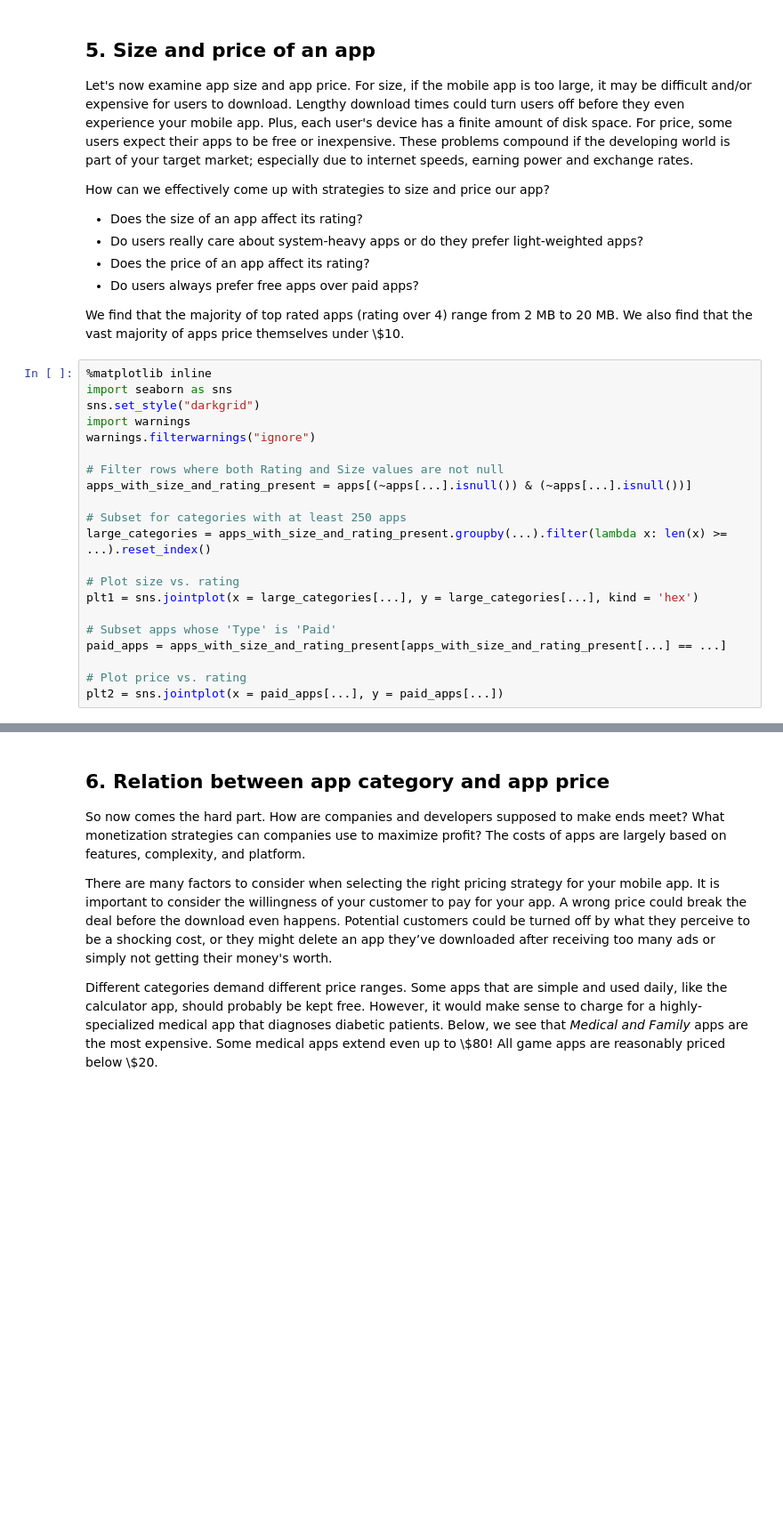
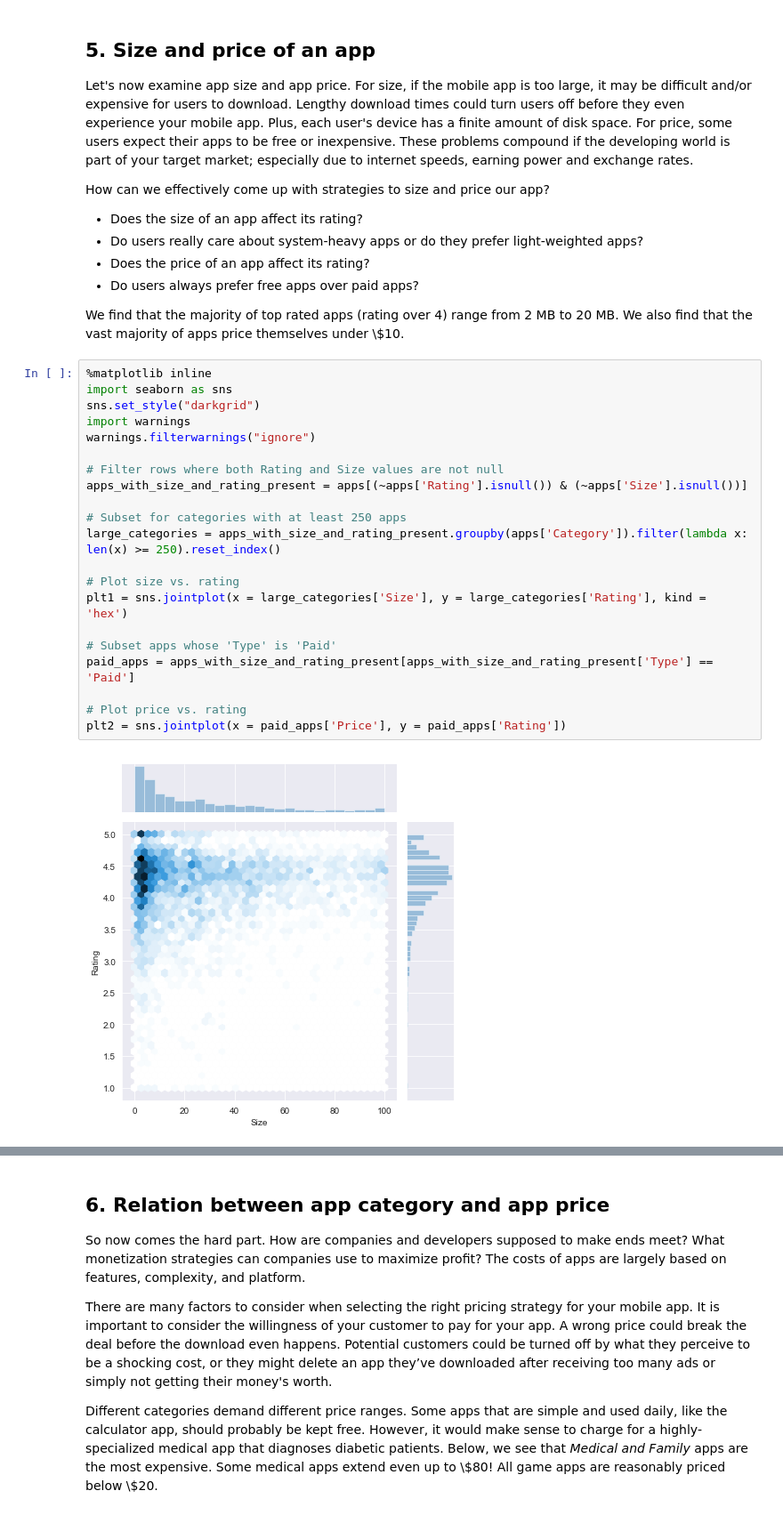
Before and after one commit to KrishnaKittu123/The-Android-App-Market-on-Google-Play, a Jupyter notebook: notebook.ipynb, the cells around one changed output, grey strips where cells are left out. Shown: that part at 89% size. Drawn from its saved outputs; the diff is of its cells as text; blank space fills up the shorter version.

```diff
--- a/notebook.ipynb
+++ b/notebook.ipynb
@@ -151,21 +137,23 @@ plotly.offline.iplot({'data': data, 'layout': layout})
 # %%
 %matplotlib inline
 import seaborn as sns
 sns.set_style("darkgrid")
 import warnings
 warnings.filterwarnings("ignore")
 
 # Filter rows where both Rating and Size values are not null
-apps_with_size_and_rating_present = apps[(~apps[...].isnull()) & (~apps[...].isnull())]
+apps_with_size_and_rating_present = apps[(~apps['Rating'].isnull()) & (~apps['Size'].isnull())]
 
 # Subset for categories with at least 250 apps
-large_categories = apps_with_size_and_rating_present.groupby(...).filter(lambda x: len(x) >= ...).reset_index()
+large_categories = apps_with_size_and_rating_present.groupby(apps['Category']).filter(lambda x: len(x) >= 250).reset_index()
 
 # Plot size vs. rating
-plt1 = sns.jointplot(x = large_categories[...], y = large_categories[...], kind = 'hex')
+plt1 = sns.jointplot(x = large_categories['Size'], y = large_categories['Rating'], kind = 'hex')
 
 # Subset apps whose 'Type' is 'Paid'
-paid_apps = apps_with_size_and_rating_present[apps_with_size_and_rating_present[...] == ...]
+paid_apps = apps_with_size_and_rating_present[apps_with_size_and_rating_present['Type'] == 'Paid']
 
 # Plot price vs. rating
-plt2 = sns.jointplot(x = paid_apps[...], y = paid_apps[...])
+plt2 = sns.jointplot(x = paid_apps['Price'], y = paid_apps['Rating'])
+# %% [output]
+[figure, added]
```
Also changed, not shown: parts of 4 cells of this notebook.
